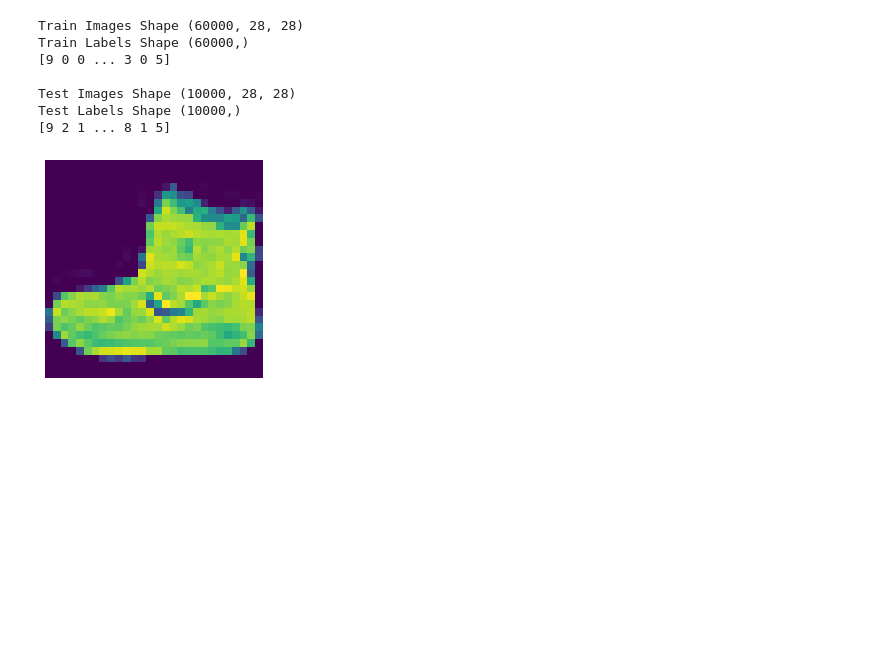
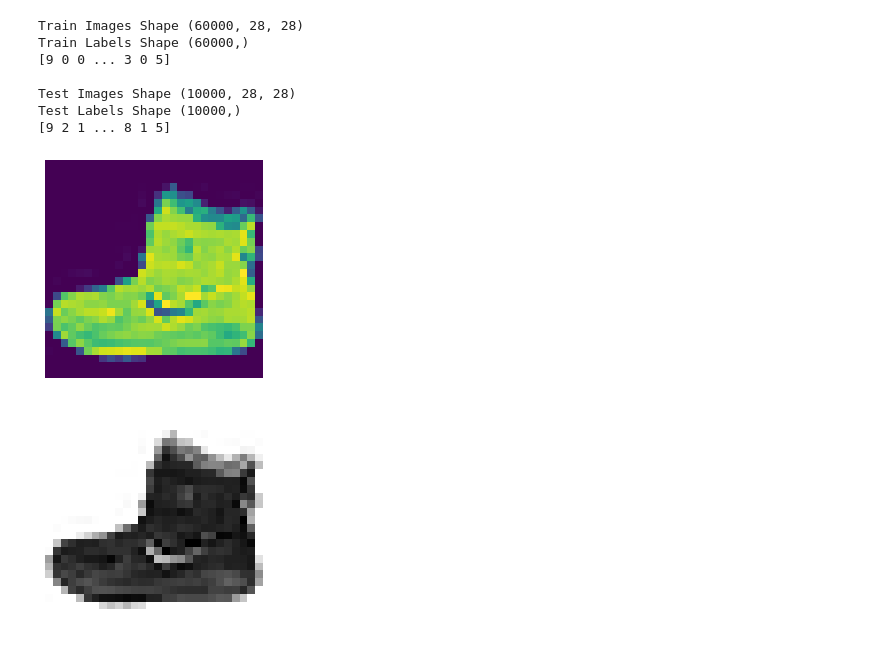
Before and after one commit to armeetj/tf-tutorials, a Jupyter notebook: tf_image_classification.ipynb, the cells around one changed output. Drawn from its saved outputs; the diff is of its cells as text; code cells hidden in the pictures; blank space fills up the shorter version.

Commit message:
Show grid of images with labels, show with default cmap and binary cmap

```diff
--- a/tf_image_classification.ipynb
+++ b/tf_image_classification.ipynb
@@ -57,12 +57,20 @@ class_names = ['T-shirt/top', 'Trouser', 'Pullover', 'Dress', 'Coat',
 # %%
 # show first image in the training data (boot)
 plt.figure()
 plt.imshow(train_images[0])
 plt.grid(False)
 plt.axis(False)
 plt.show()
+
+# show with cmap=plt.cm.binary
+plt.figure()
+plt.imshow(train_images[0], cmap=plt.cm.binary)
+plt.grid(False)
+plt.axis(False)
+plt.show()
 # %% [output]
 [figure]
+[figure, added]
 # %%
 # normalize the data
 # divide every pixel valu eby 255, since all values are between 0 and 255
```
Also changed, not shown: parts of 1 cell of this notebook.
